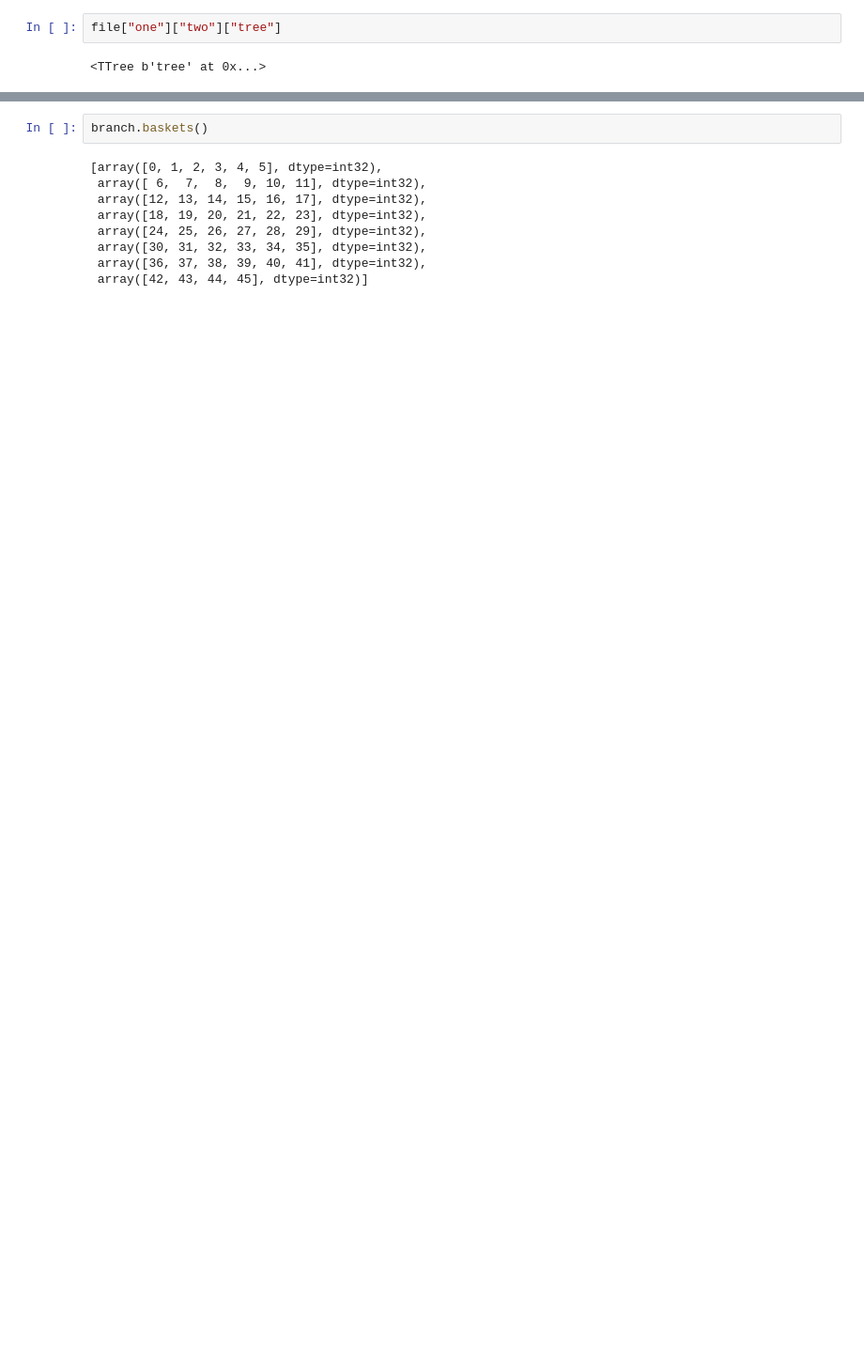
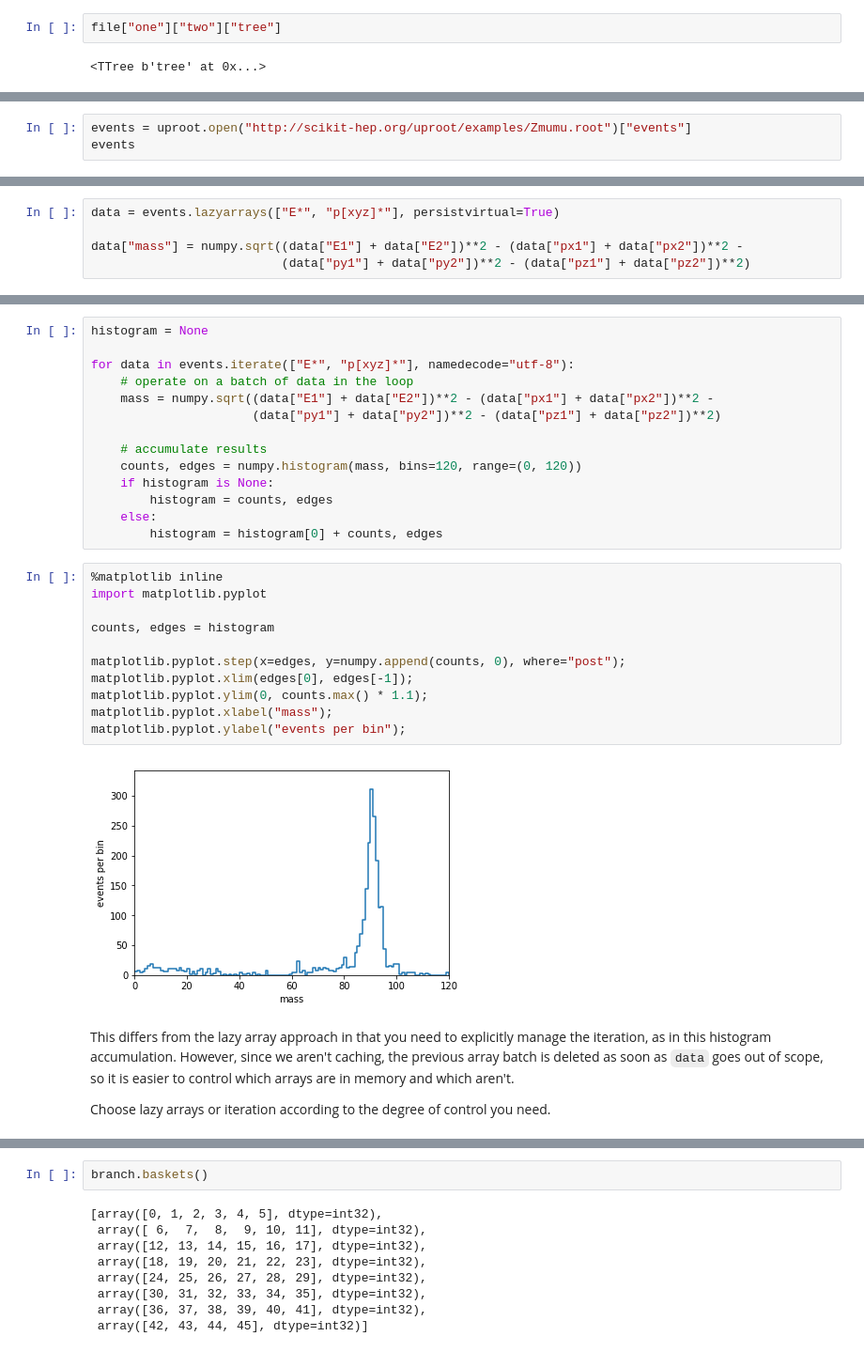
Before and after one commit to scikit-hep/uproot3, a Jupyter notebook: binder/tutorial.ipynb, the cells around one changed output, grey strips where cells are left out. Shown at 94% size. Cells and saved outputs as stored; diff of their text form; blank space fills up the shorter version.

```diff
--- a/binder/tutorial.ipynb
+++ b/binder/tutorial.ipynb
@@ -482,0 +117,3 @@ branch.numbaskets
+# %%
+events = uproot.open("http://scikit-hep.org/uproot/examples/Zmumu.root")["events"]
+events
@@ -482,0 +484,5 @@ branch.numbaskets
+# %%
+data = events.lazyarrays(["E*", "p[xyz]*"], persistvirtual=True)
+
+data["mass"] = numpy.sqrt((data["E1"] + data["E2"])**2 - (data["px1"] + data["px2"])**2 -
+                          (data["py1"] + data["py2"])**2 - (data["pz1"] + data["pz2"])**2)
@@ -482,0 +548,31 @@ branch.numbaskets
+# %%
+histogram = None
+
+for data in events.iterate(["E*", "p[xyz]*"], namedecode="utf-8"):
+    # operate on a batch of data in the loop
+    mass = numpy.sqrt((data["E1"] + data["E2"])**2 - (data["px1"] + data["px2"])**2 -
+                      (data["py1"] + data["py2"])**2 - (data["pz1"] + data["pz2"])**2)
+
+    # accumulate results
+    counts, edges = numpy.histogram(mass, bins=120, range=(0, 120))
+    if histogram is None:
+        histogram = counts, edges
+    else:
+        histogram = histogram[0] + counts, edges
+# %%
+%matplotlib inline
+import matplotlib.pyplot
+
+counts, edges = histogram
+
+matplotlib.pyplot.step(x=edges, y=numpy.append(counts, 0), where="post");
+matplotlib.pyplot.xlim(edges[0], edges[-1]);
+matplotlib.pyplot.ylim(0, counts.max() * 1.1);
+matplotlib.pyplot.xlabel("mass");
+matplotlib.pyplot.ylabel("events per bin");
+# %% [output]
+[figure, added]
+# %% [markdown]
+This differs from the lazy array approach in that you need to explicitly manage the iteration, as in this histogram accumulation. However, since we aren't caching, the previous array batch is deleted as soon as `data` goes out of scope, so it is easier to control which arrays are in memory and which aren't.
+
+Choose lazy arrays or iteration according to the degree of control you need.
```
Also changed, not shown: parts of 479 cells of this notebook, 6 other files.
